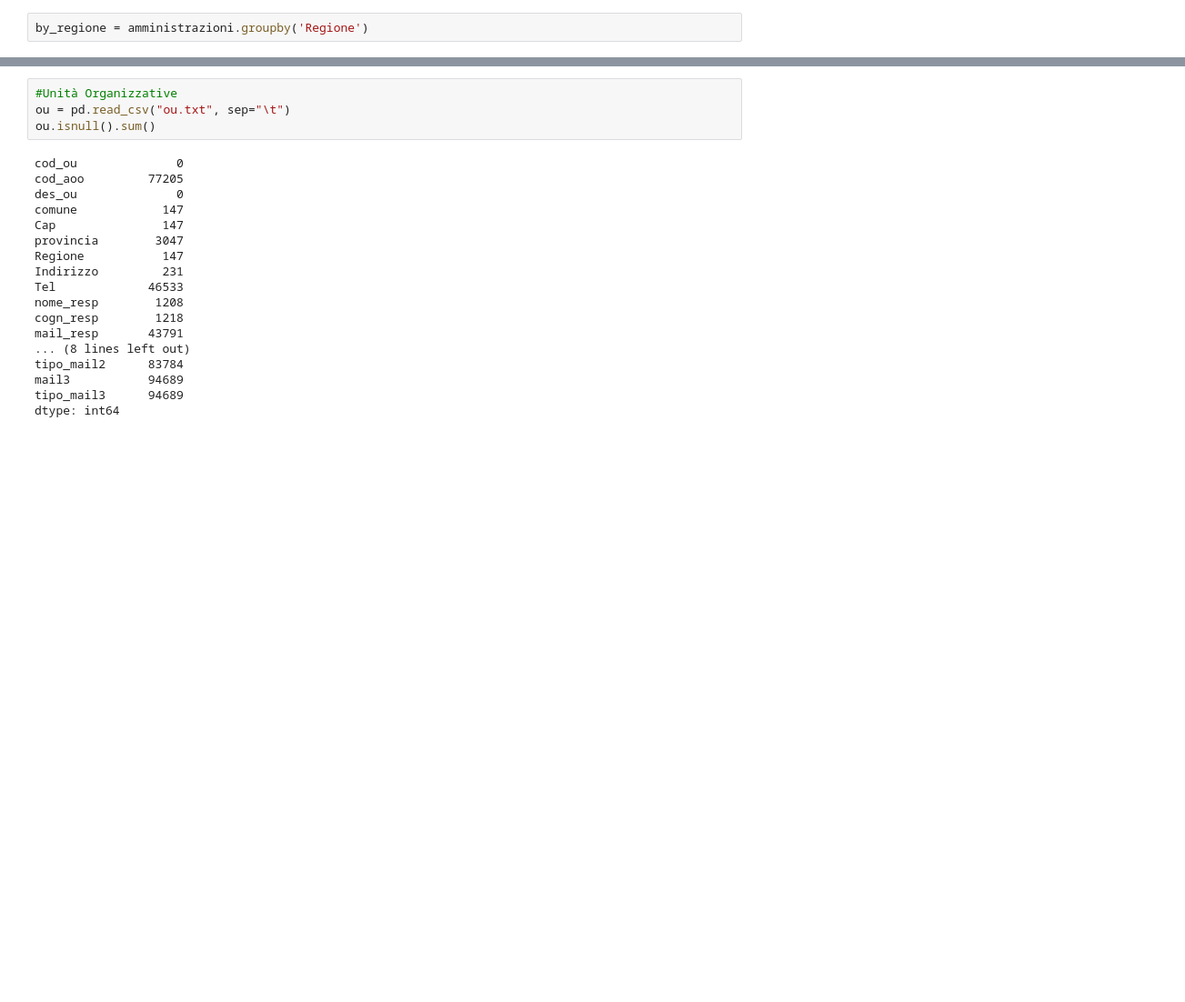
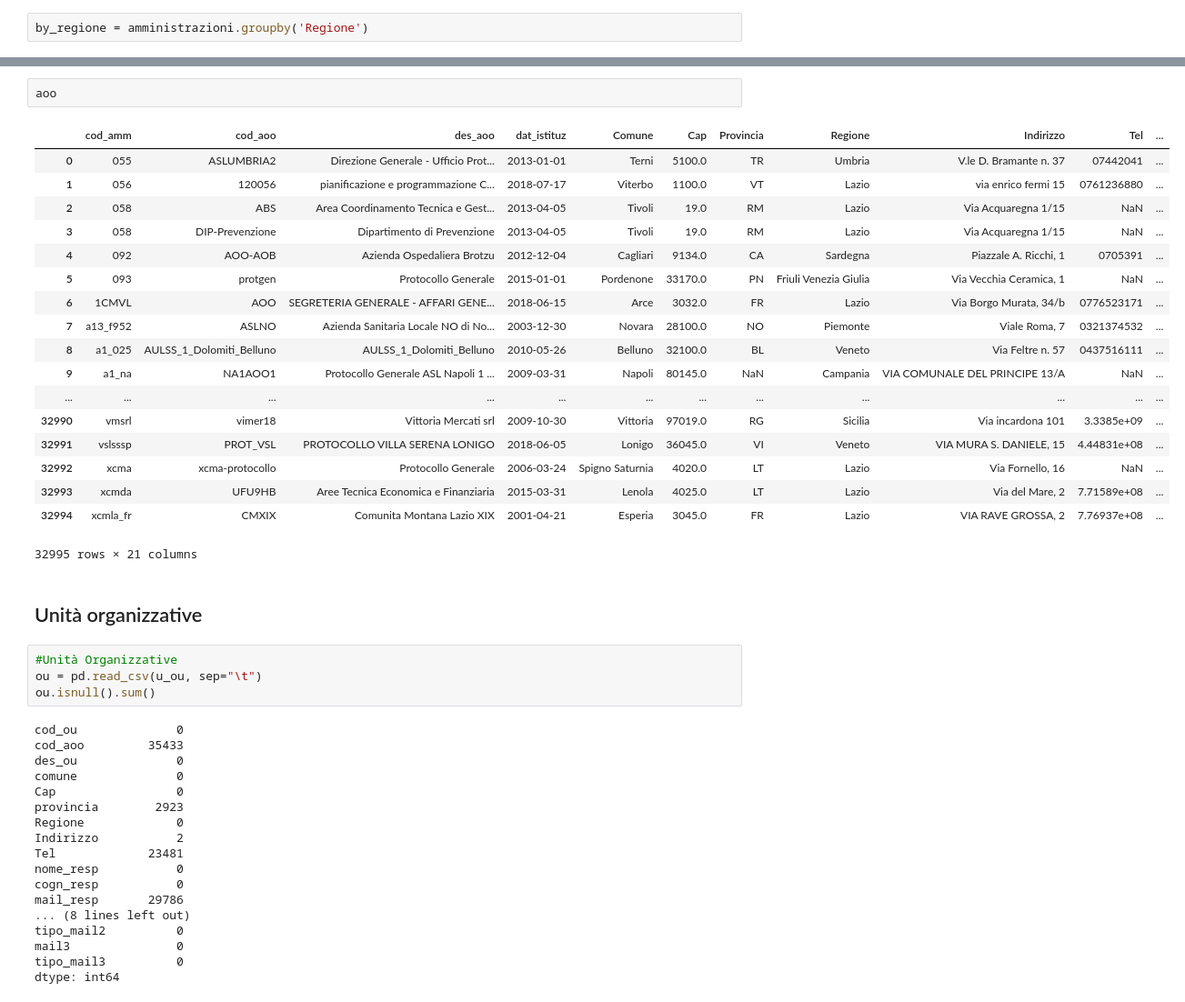
Before and after one commit to mariaclaudia/IPA, a Jupyter notebook: IPA data quality check.ipynb, the cells around one changed output, grey strips where cells are left out. Shown: that part at 91% size. Cells and saved outputs as stored; diff of their text form; blank space fills up the shorter version.

```diff
--- a/IPA data quality check.ipynb
+++ b/IPA data quality check.ipynb
@@ -140,23 +139,46 @@ tipo_mail3     32124
 dtype: int64
+# %%
+aoo
+# %% [output]
+|  | cod_amm | cod_aoo | des_aoo | dat_istituz | Comune | Cap | Provincia | Regione | Indirizzo | Tel | ... |
+| 0 | 055 | ASLUMBRIA2 | Direzione Generale - Ufficio Prot... | 2013-01-01 | Terni | 5100.0 | TR | Umbria | V.le D. Bramante n. 37 | 07442041 | ... |
+| 1 | 056 | 120056 | pianificazione e programmazione C... | 2018-07-17 | Viterbo | 1100.0 | VT | Lazio | via enrico fermi 15 | 0761236880 | ... |
+| 2 | 058 | ABS | Area Coordinamento Tecnica e Gest... | 2013-04-05 | Tivoli | 19.0 | RM | Lazio | Via Acquaregna 1/15 | NaN | ... |
+| 3 | 058 | DIP-Prevenzione | Dipartimento di Prevenzione | 2013-04-05 | Tivoli | 19.0 | RM | Lazio | Via Acquaregna 1/15 | NaN | ... |
+| 4 | 092 | AOO-AOB | Azienda Ospedaliera Brotzu | 2012-12-04 | Cagliari | 9134.0 | CA | Sardegna | Piazzale A. Ricchi, 1 | 0705391 | ... |
+| 5 | 093 | protgen | Protocollo Generale | 2015-01-01 | Pordenone | 33170.0 | PN | Friuli Venezia Giulia | Via Vecchia Ceramica, 1 | NaN | ... |
+| 6 | 1CMVL | AOO | SEGRETERIA GENERALE - AFFARI GENE... | 2018-06-15 | Arce | 3032.0 | FR | Lazio | Via Borgo Murata, 34/b | 0776523171 | ... |
+| 7 | a13_f952 | ASLNO | Azienda Sanitaria Locale NO di No... | 2003-12-30 | Novara | 28100.0 | NO | Piemonte | Viale Roma, 7 | 0321374532 | ... |
+| 8 | a1_025 | AULSS_1_Dolomiti_Belluno | AULSS_1_Dolomiti_Belluno | 2010-05-26 | Belluno | 32100.0 | BL | Veneto | Via Feltre n. 57 | 0437516111 | ... |
+| 9 | a1_na | NA1AOO1 | Protocollo Generale ASL Napoli 1 ... | 2009-03-31 | Napoli | 80145.0 | NaN | Campania | VIA COMUNALE DEL PRINCIPE 13/A | NaN | ... |
+| ... | ... | ... | ... | ... | ... | ... | ... | ... | ... | ... | ... |
+| 32990 | vmsrl | vimer18 | Vittoria Mercati srl | 2009-10-30 | Vittoria | 97019.0 | RG | Sicilia | Via incardona 101 | 3.3385e+09 | ... |
+| 32991 | vslsssp | PROT_VSL | PROTOCOLLO VILLA SERENA LONIGO | 2018-06-05 | Lonigo | 36045.0 | VI | Veneto | VIA MURA S. DANIELE, 15 | 4.44831e+08 | ... |
+| 32992 | xcma | xcma-protocollo | Protocollo Generale | 2006-03-24 | Spigno Saturnia | 4020.0 | LT | Lazio | Via Fornello, 16 | NaN | ... |
+| 32993 | xcmda | UFU9HB | Aree Tecnica Economica e Finanziaria | 2015-03-31 | Lenola | 4025.0 | LT | Lazio | Via del Mare, 2 | 7.71589e+08 | ... |
+| 32994 | xcmla_fr | CMXIX | Comunita Montana Lazio XIX | 2001-04-21 | Esperia | 3045.0 | FR | Lazio | VIA RAVE GROSSA, 2 | 7.76937e+08 | ... |
+32995 rows × 21 columns
+# %% [markdown]
+## Unità organizzative
 # %%
 #Unità Organizzative
-ou = pd.read_csv("ou.txt", sep="\t")
+ou = pd.read_csv(u_ou, sep="\t")
 ou.isnull().sum()
 # %% [output]
 cod_ou              0
-cod_aoo         77205
+cod_aoo         35433
 des_ou              0
-comune            147
-Cap               147
-provincia        3047
-Regione           147
-Indirizzo         231
-Tel             46533
-nome_resp        1208
-cogn_resp        1218
-mail_resp       43791
+comune              0
+Cap                 0
+provincia        2923
+Regione             0
+Indirizzo           2
+Tel             23481
+nome_resp           0
+cogn_resp           0
+mail_resp       29786
 ... (8 lines left out)
-tipo_mail2      83784
-mail3           94689
-tipo_mail3      94689
+tipo_mail2          0
+mail3               0
+tipo_mail3          0
 dtype: int64
```
Also changed, not shown: parts of 30 cells of this notebook.
